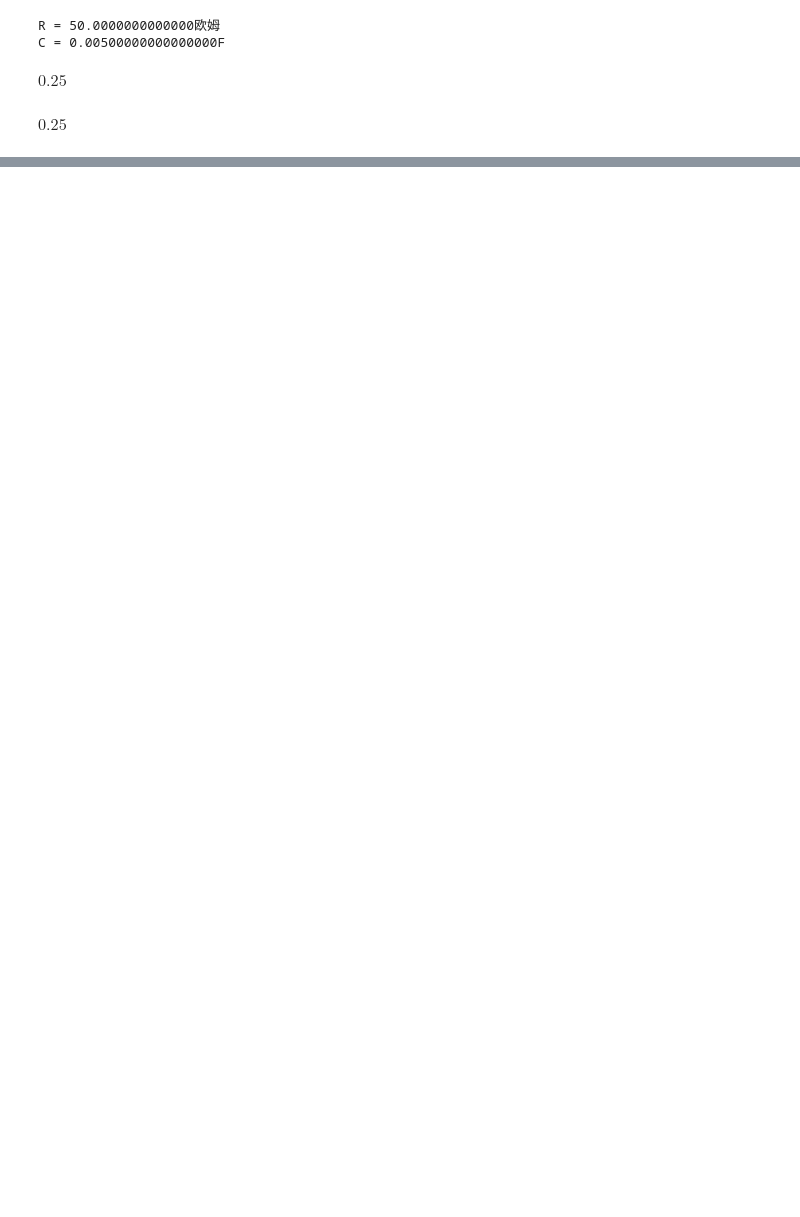
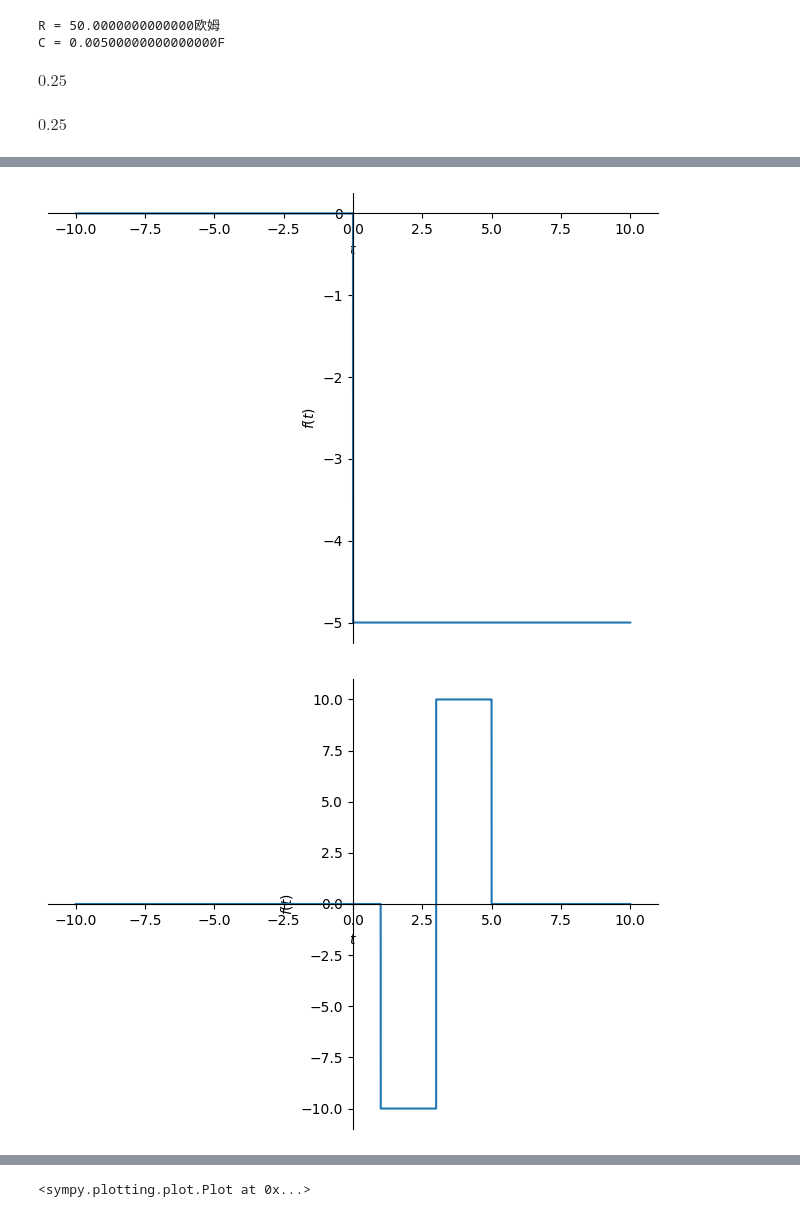
Before and after one commit to kdurant/circuits, a Jupyter notebook: chapter07.ipynb, the cells around one changed output, grey strips where cells are left out. Drawn from its saved outputs; the diff is of its cells as text; code cells hidden in the pictures; blank space fills up the shorter version.

```diff
--- a/chapter07.ipynb
+++ b/chapter07.ipynb
@@ -155,0 +184,15 @@ NameError: name 'add' is not defined
+# %%
+# (a)
+v = -5*Heaviside(t)
+plot(v)
+
+# (b)
+i = Piecewise((0, (t<1)), (-10, (And(t>1, t<3))), (10, (And(t>3, t<5))), (0, (t>5)))
+plot(i)
+
+# (c)
+x = Piecewise((t-1, (And(t>1, t<2))), (1, (And(t>2, t<3))), (4-t, (And(t>3, t<4))))
+plot(x)
+# %% [output]
+[figure, added]
+[figure, added]
@@ -155,0 +200 @@ NameError: name 'add' is not defined
+<sympy.plotting.plot.Plot at 0x...>
```
Also changed, not shown: parts of 26 cells of this notebook, 2 other files.
